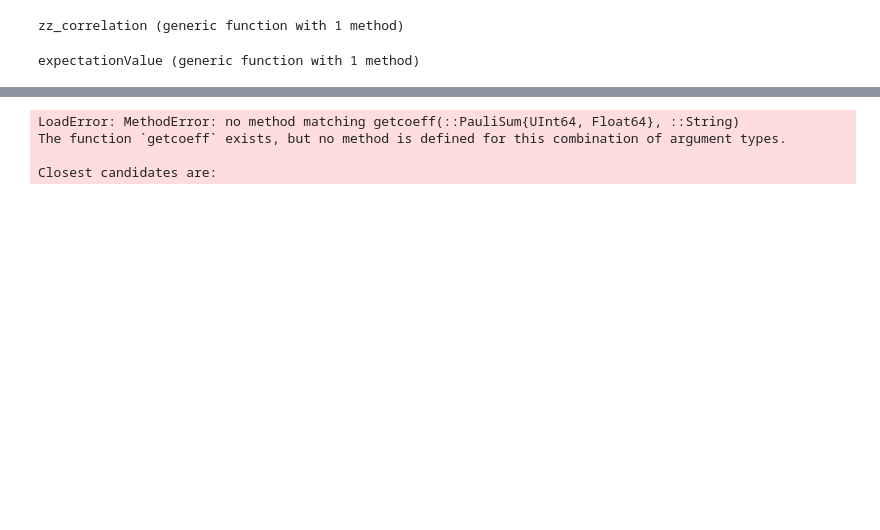
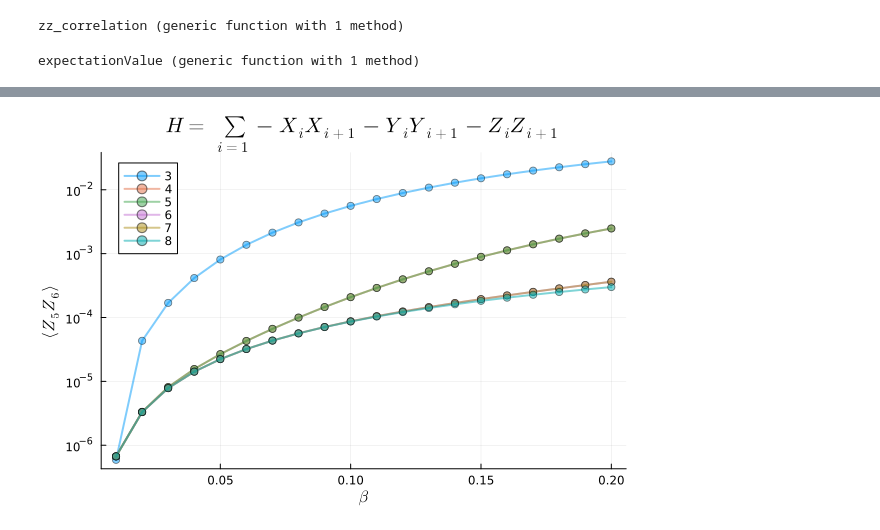
Before and after one commit to wrightjandrew/ImaginaryTimeEvolutionPauliPropagation, a Jupyter notebook: imaginaryTimeEvolution/tests2.ipynb, the cells around one changed output, grey strips where cells are left out. Drawn from its saved outputs; the diff is of its cells as text; code cells hidden in the pictures; blank space fills up the shorter version.

```diff
--- a/imaginaryTimeEvolution/tests2.ipynb
+++ b/imaginaryTimeEvolution/tests2.ipynb
@@ -396,33 +444,21 @@ display(plot!())
 # %%
-obs_i = 19
-obs_j = 20
-observable = PauliString(nq, [:Z,:Z], [20,21])
+obs_i = 5
+obs_j = 6
+observable = PauliString(nq, [:Z,:Z], [obs_i,obs_j])
+nl = 20
+time = range(0.01, 0.01*nl, nl)
+weights = 3:1:8
 
-nl = 20
-weights = 2:1:6
-
-time = range(0.01, 0.01*nl, nl)
-
-plot(ylabel=L"$\langle Z_{20}Z_{21} \rangle$", xlabel="t", title = L"$H = \sum_{i=1} X_i - Z_iZ_{i+1}$")
+plot(ylabel=L"$\langle Z_{5}Z_{6} \rangle$", xlabel=L"\beta", title = L"$H = \sum_{i=1} - X_iX_{i+1} - Y_iY_{i+1} -Z_iZ_{i+1}$")
 
 
 for j in weights
-    expectation = thermalStateExpectation(circuit, nl, nq, observable; min_abs_coeff=2^(-16), max_weight = j)
-    plot!(time, expectation, label = j, legend=:bottomleft, lw=2, markersize=4, marker=:circle, alpha=0.5)
+    expectation = thermalStateExpectation(circuit, nl, nq, observable; min_abs_coeff=2^(-21), max_weight = j)
+    error = abs.(expectation - exactExpectations)
+    plot!(time, error, label = j, legend=:topleft, lw=2, markersize=4, marker=:circle, alpha=0.5)
 end
-
-M = jordan_wigner_tfim(nq, 1.0, 1.0)
-betaExact = range(0.0, time[end], length=100)
-zz = zeros(length(betaExact))
-for i in 1:length(betaExact)
-    zz[i] = zz_correlation(M, betaExact[i], obs_i, obs_j)
-end
-
-plot!(betaExact, zz, label = "exact", legend=:topleft, lw=2, markersize=4, marker=:circle, alpha=0.5, color = :black, linestyle = :dash)
+plot!(yscale=:log10)
 
 display(plot!())
 # %% [output]
-LoadError: MethodError: no method matching getcoeff(::PauliSum{UInt64, Float64}, ::String)
-The function `getcoeff` exists, but no method is defined for this combination of argument types.
-
-Closest candidates are:
+[figure, added]
```
Also changed, not shown: parts of 15 cells of this notebook, 1 other file.
